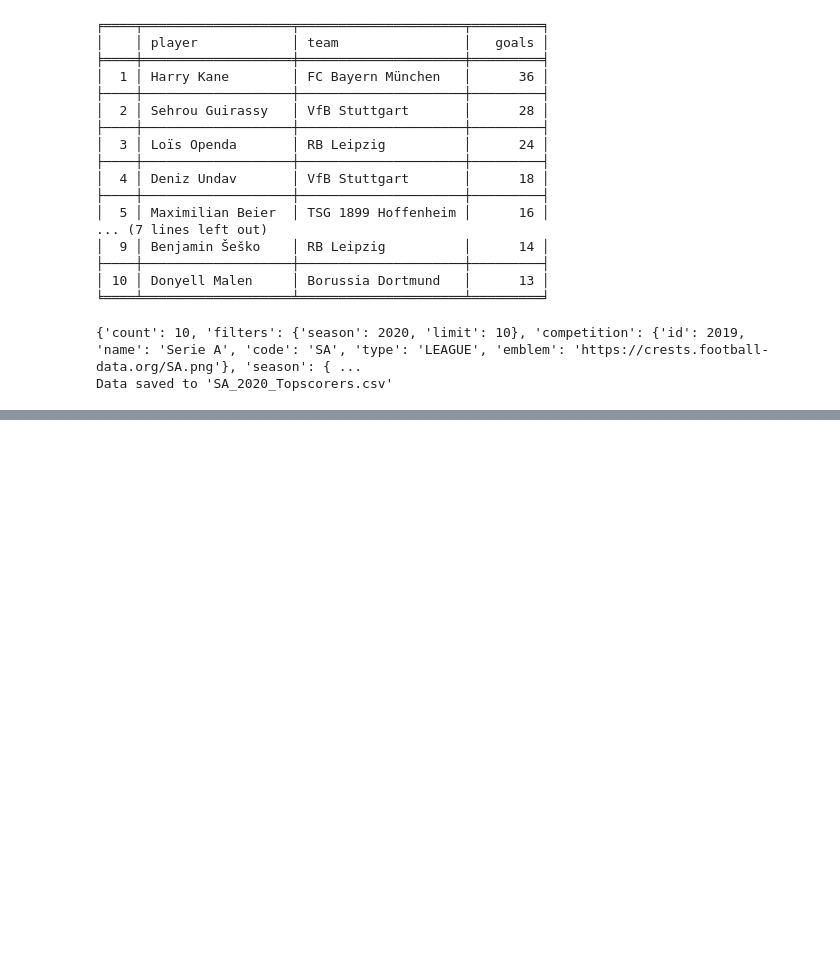
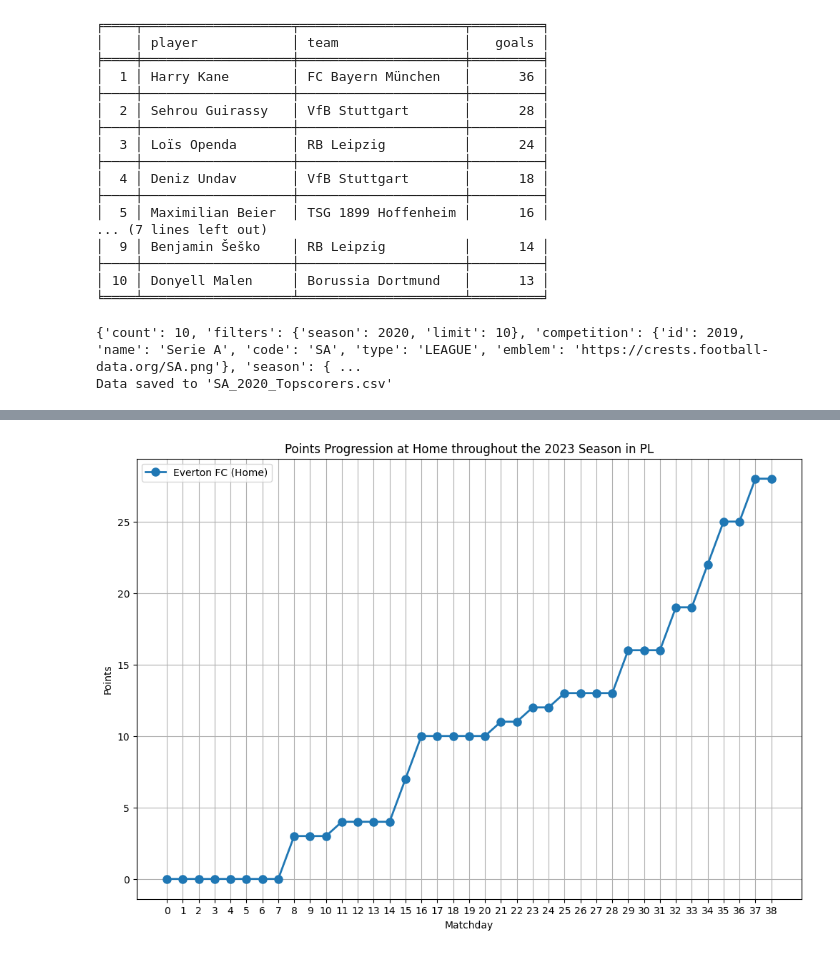
Before and after one commit to honzaskl/Football_Top_Leagues_Analysis, a Jupyter notebook: IES_python.ipynb, the cells around one changed output, grey strips where cells are left out. Saved outputs shown, nothing was run; the diff lists cells and outputs as text; code cells hidden in the pictures; blank space fills up the shorter version.

```diff
--- a/IES_python.ipynb
+++ b/IES_python.ipynb
@@ -461,0 +607,80 @@ Data saved to 'SA_2020_Topscorers.csv'
+# %%
+import pandas as pd
+import matplotlib.pyplot as plt
+
+
+def process_match_data(matches_df):
+    home_points = {}
+    away_points = {}
+
+    for _, match in matches_df.iterrows():
+        home_team = match['homeTeam.name']
+        away_team = match['awayTeam.name']
+        home_score = match['score.fullTime.home']
+        away_score = match['score.fullTime.away']
+
+        if home_score > away_score:
+            home_points[home_team] = home_points.get(home_team, 0) + 3
+            away_points[away_team] = away_points.get(away_team, 0)
+        elif home_score < away_score:
+            away_points[away_team] = away_points.get(away_team, 0) + 3
+            home_points[home_team] = home_points.get(home_team, 0)
+        else:
+            home_points[home_team] = home_points.get(home_team, 0) + 1
+            away_points[away_team] = away_points.get(away_team, 0) + 1
+
+    return home_points, away_points
+
+
+def plot_points_progression(league_code, season, team_names):
+
+    file_path = f'data/{league_code}_{season}_sorted.csv'
+    matches_df = pd.read_csv(file_path)
+
+    total_matchdays = 38 if league_code in ['PL', 'PD', 'SA'] else 34
+
+
+    home_points_progression = {team: [0] for team in team_names}
+    away_points_progression = {team: [0] for team in team_names}
+
+
+    for matchday in range(1, total_matchdays + 1):
+        matchday_matches = matches_df[matches_df['matchday'] == matchday]
+        home_points, away_points = process_match_data(matchday_matches)
+
+
+        for team in team_names:
+            home_points_progression[team].append(home_points_progression[team][-1] + home_points.get(team, 0))
+            away_points_progression[team].append(away_points_progression[team][-1] + away_points.get(team, 0))
+
+
+    plt.figure(figsize=(12, 8))
+    for team in team_names:
+        plt.plot(range(0, total_matchdays + 1), home_points_progression[team], marker='o', linestyle='-', linewidth=2, markersize=8, label=f'{team} (Home)')
+    plt.title(f"Points Progression at Home throughout the {season} Season in {league_code}")
+    plt.xlabel("Matchday")
+    plt.ylabel("Points")
+    plt.grid(True)
+    plt.xticks(range(0, total_matchdays + 1))
+    plt.legend(loc='best')
+    plt.show()
+
+
+    plt.figure(figsize=(12, 8))
+    for team in team_names:
+        plt.plot(range(0, total_matchdays + 1), away_points_progression[team], marker='o', linestyle='-', linewidth=2, markersize=8, label=f'{team} (Away)')
+    plt.title(f"Points Progression Away throughout the {season} Season in {league_code}")
+    plt.xlabel("Matchday")
+    plt.ylabel("Points")
+    plt.grid(True)
+    plt.xticks(range(0, total_matchdays + 1))
+    plt.legend(loc='best')
+    plt.show()
+
+
+season = '2023'
+league_code = 'PL'
+team_names = ['Everton FC']
+plot_points_progression(league_code, season, team_names)
+# %% [output]
+[figure, added]
```
Also changed, not shown: parts of 6 cells of this notebook.
